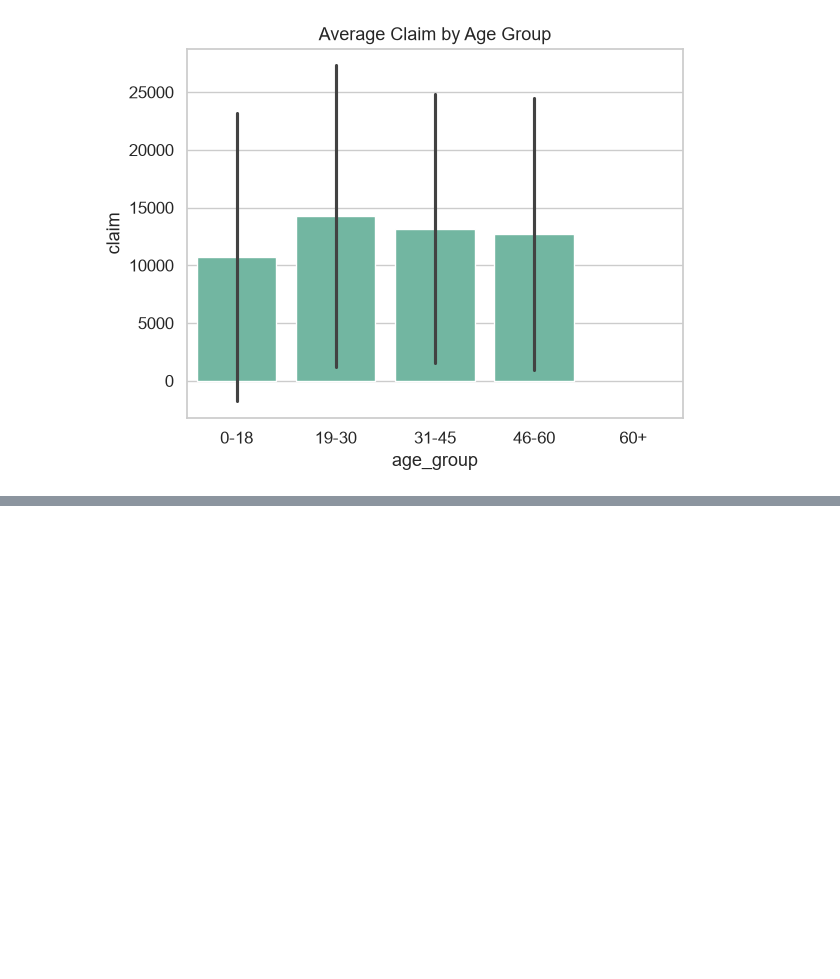
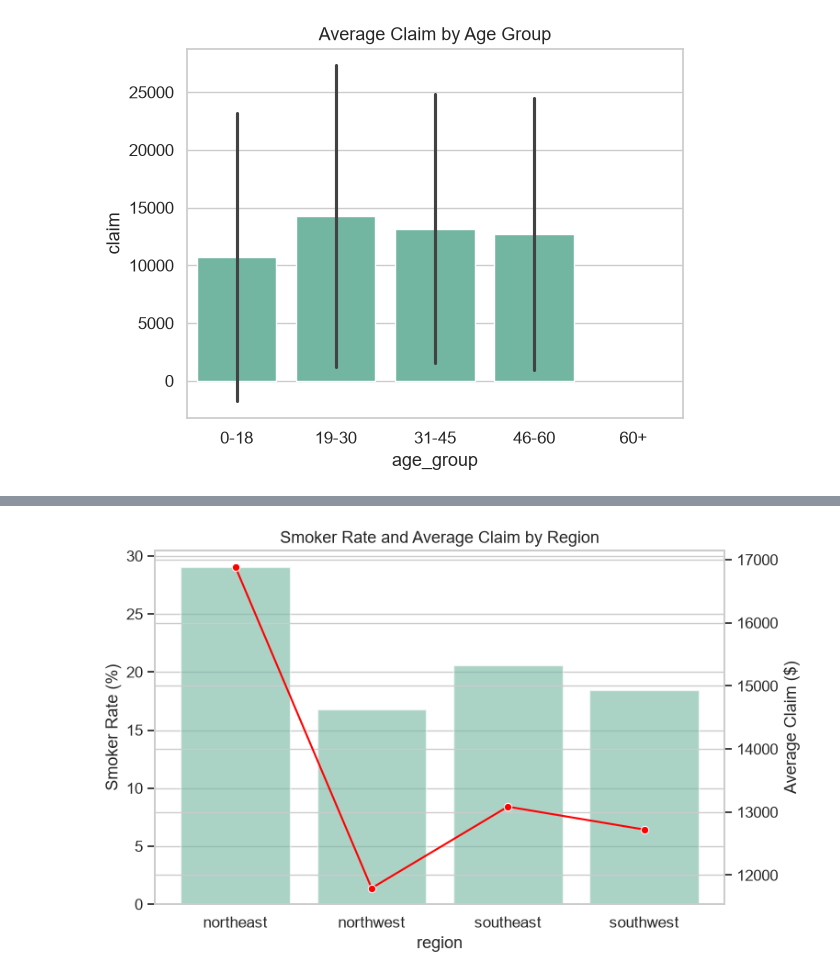
Before and after one commit to Pasinduthennakoon/Health-Insurance-Costs-Predictor, a Jupyter notebook: analysis_model.ipynb, the cells around one changed output, grey strips where cells are left out. Cells and saved outputs as stored; diff of their text form; code cells hidden in the pictures; blank space fills up the shorter version.

```diff
--- a/analysis_model.ipynb
+++ b/analysis_model.ipynb
@@ -208,0 +226,5 @@ plt.show()
+# %%
+region_stats = df.groupby("region").agg(
+    smoker_rate = ("smoker", lambda X: (X == "Yes").mean() * 100), # The percentage of smokers in each region.
+    mean_claim = ("claim", "mean") # The average claim amount in each region.
+).reset_index()
@@ -208,0 +239,12 @@ plt.show()
+# %%
+fig, ax1 = plt.subplots(figsize=(8, 5))
+sns.barplot(data=region_stats, x="region", y="smoker_rate", ax=ax1, alpha=0.6)
+ax2 = ax1.twinx() # Create a second y-axis for the mean claim
+sns.lineplot(data=region_stats, x="region", y="mean_claim", ax=ax2, color="red", marker="o")
+
+ax1.set_ylabel("Smoker Rate (%)")
+ax2.set_ylabel("Average Claim ($)")
+plt.title("Smoker Rate and Average Claim by Region")
+plt.show()
+# %% [output]
+[figure, added]
```
Also changed, not shown: parts of 4 cells of this notebook.
